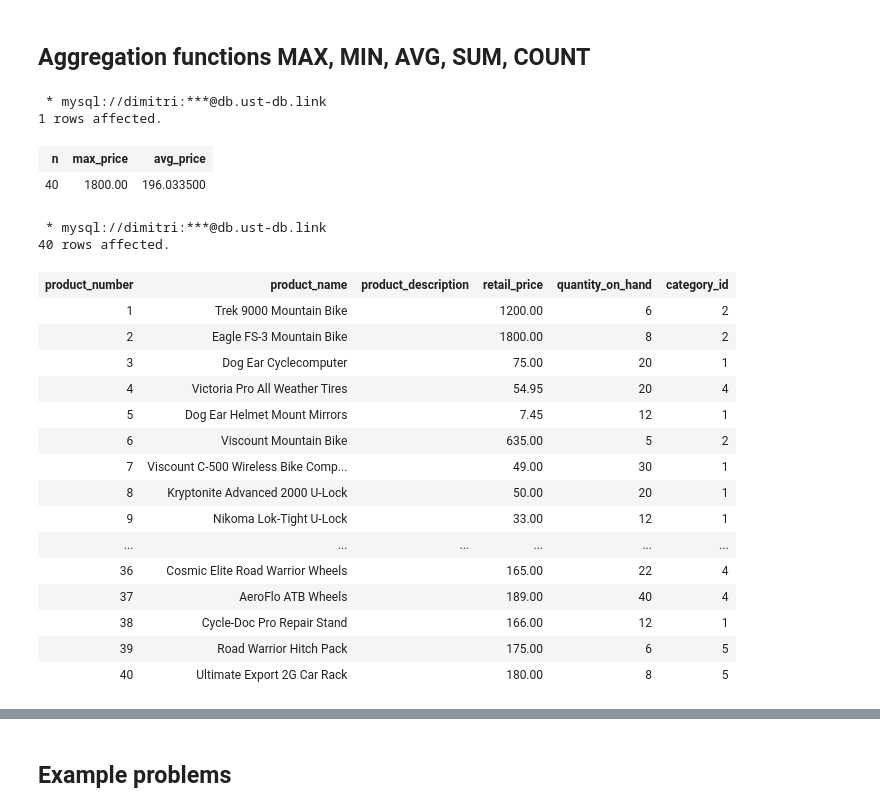
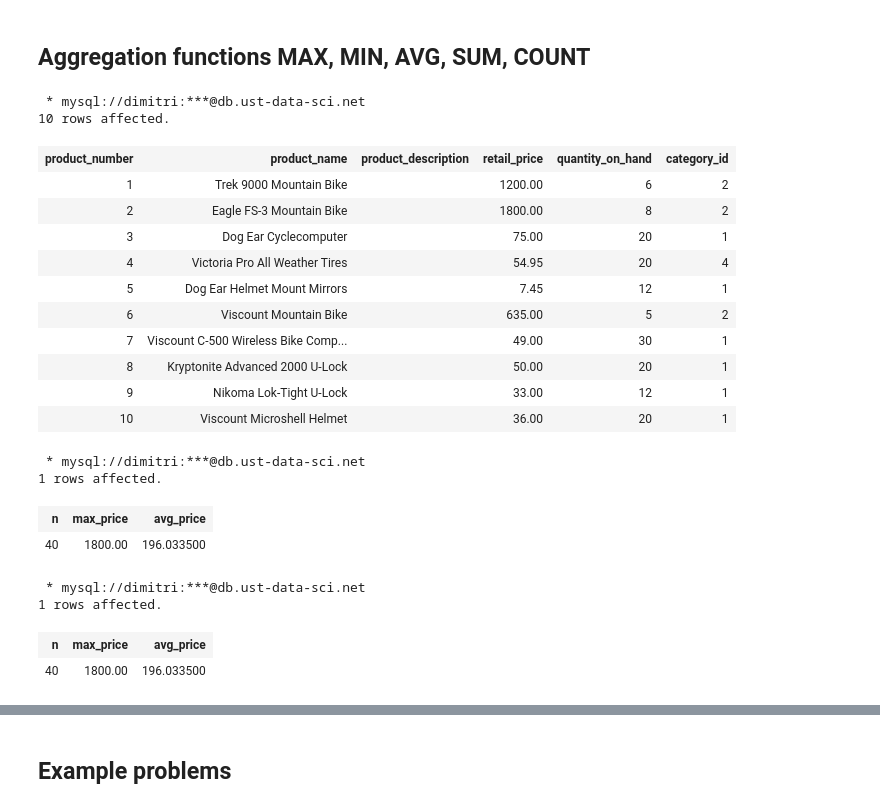
Before and after one commit to dimitri-yatsenko/Database-Systems-for-Data-Science, a Jupyter notebook: notebooks/GroupBy.ipynb, the cells around one changed output, grey strips where cells are left out. Cells and saved outputs as stored; diff of their text form; code cells hidden in the pictures.

```diff
--- a/notebooks/GroupBy.ipynb
+++ b/notebooks/GroupBy.ipynb
@@ -46,38 +54,47 @@ USE shared_sales
 []
 # %% [markdown]
 ## Aggregation functions MAX, MIN, AVG, SUM, COUNT
+# %%
+%%sql
+
+SELECT *
+FROM product
+LIMIT 10;
+# %% [output]
+ * mysql://dimitri:***@db.ust-data-sci.net
+10 rows affected.
+| product_number | product_name | product_description | retail_price | quantity_on_hand | category_id |
+| 1 | Trek 9000 Mountain Bike |  | 1200.00 | 6 | 2 |
+| 2 | Eagle FS-3 Mountain Bike |  | 1800.00 | 8 | 2 |
+| 3 | Dog Ear Cyclecomputer |  | 75.00 | 20 | 1 |
+| 4 | Victoria Pro All Weather Tires |  | 54.95 | 20 | 4 |
+| 5 | Dog Ear Helmet Mount Mirrors |  | 7.45 | 12 | 1 |
+| 6 | Viscount Mountain Bike |  | 635.00 | 5 | 2 |
+| 7 | Viscount C-500 Wireless Bike Comp... |  | 49.00 | 30 | 1 |
+| 8 | Kryptonite Advanced 2000 U-Lock |  | 50.00 | 20 | 1 |
+| 9 | Nikoma Lok-Tight U-Lock |  | 33.00 | 12 | 1 |
+| 10 | Viscount Microshell Helmet |  | 36.00 | 20 | 1 |
 # %%
 %%sql
 -- show the max retail price and the average retail price of products
 
-SELECT COUNT(*) AS n, MAX(retail_price) max_price, AVG(retail_price) avg_price
+SELECT COUNT(*) AS n, MAX(retail_price) max_price,
+    AVG(retail_price) avg_price
 FROM product
 # %% [output]
- * mysql://dimitri:***@db.ust-db.link
+ * mysql://dimitri:***@db.ust-data-sci.net
 1 rows affected.
 | n | max_price | avg_price |
 | 40 | 1800.00 | 196.033500 |
 # %%
 %%sql
 
-SELECT *
-FROM product;
+SELECT count(*) n,
+MAX(retail_price) max_price,
+AVG(retail_price) avg_price
+FROM product
 # %% [output]
- * mysql://dimitri:***@db.ust-db.link
-40 rows affected.
+ * mysql://dimitri:***@db.ust-data-sci.net
+1 rows affected.
-| product_number | product_name | product_description | retail_price | quantity_on_hand | category_id |
-| 1 | Trek 9000 Mountain Bike |  | 1200.00 | 6 | 2 |
-| 2 | Eagle FS-3 Mountain Bike |  | 1800.00 | 8 | 2 |
-| 3 | Dog Ear Cyclecomputer |  | 75.00 | 20 | 1 |
-| 4 | Victoria Pro All Weather Tires |  | 54.95 | 20 | 4 |
-| 5 | Dog Ear Helmet Mount Mirrors |  | 7.45 | 12 | 1 |
-| 6 | Viscount Mountain Bike |  | 635.00 | 5 | 2 |
-| 7 | Viscount C-500 Wireless Bike Comp... |  | 49.00 | 30 | 1 |
-| 8 | Kryptonite Advanced 2000 U-Lock |  | 50.00 | 20 | 1 |
-| 9 | Nikoma Lok-Tight U-Lock |  | 33.00 | 12 | 1 |
-| ... | ... | ... | ... | ... | ... |
-| 36 | Cosmic Elite Road Warrior Wheels |  | 165.00 | 22 | 4 |
-| 37 | AeroFlo ATB Wheels |  | 189.00 | 40 | 4 |
-| 38 | Cycle-Doc Pro Repair Stand |  | 166.00 | 12 | 1 |
-| 39 | Road Warrior Hitch Pack |  | 175.00 | 6 | 5 |
-| 40 | Ultimate Export 2G Car Rack |  | 180.00 | 8 | 5 |
+| n | max_price | avg_price |
+| 40 | 1800.00 | 196.033500 |
```
Also changed, not shown: parts of 38 cells of this notebook, 1 other file.
